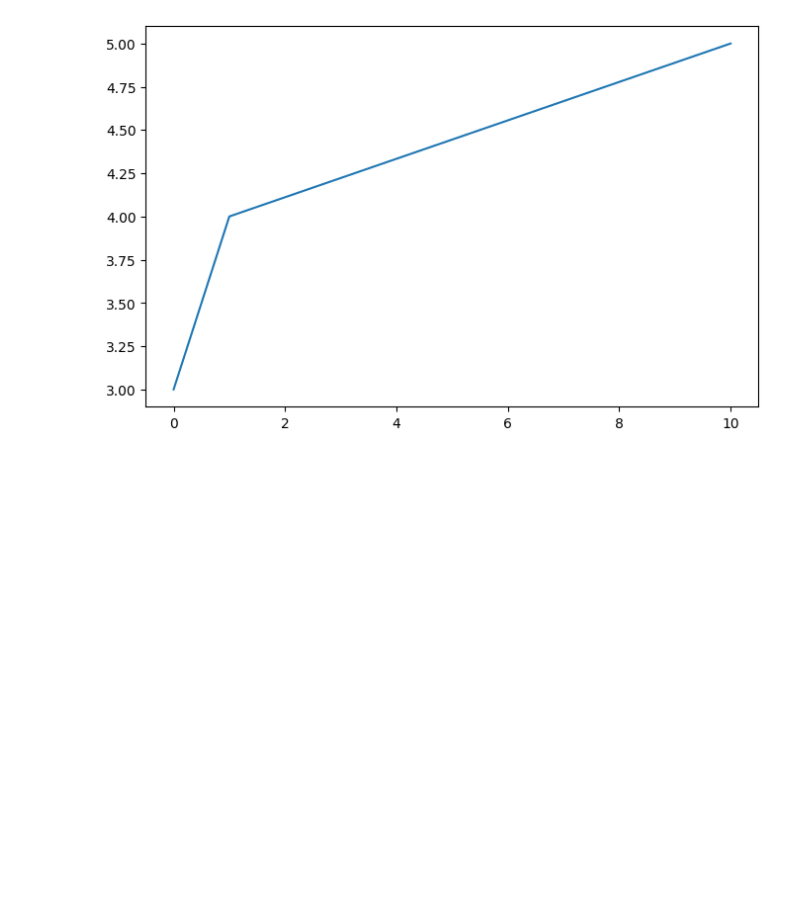
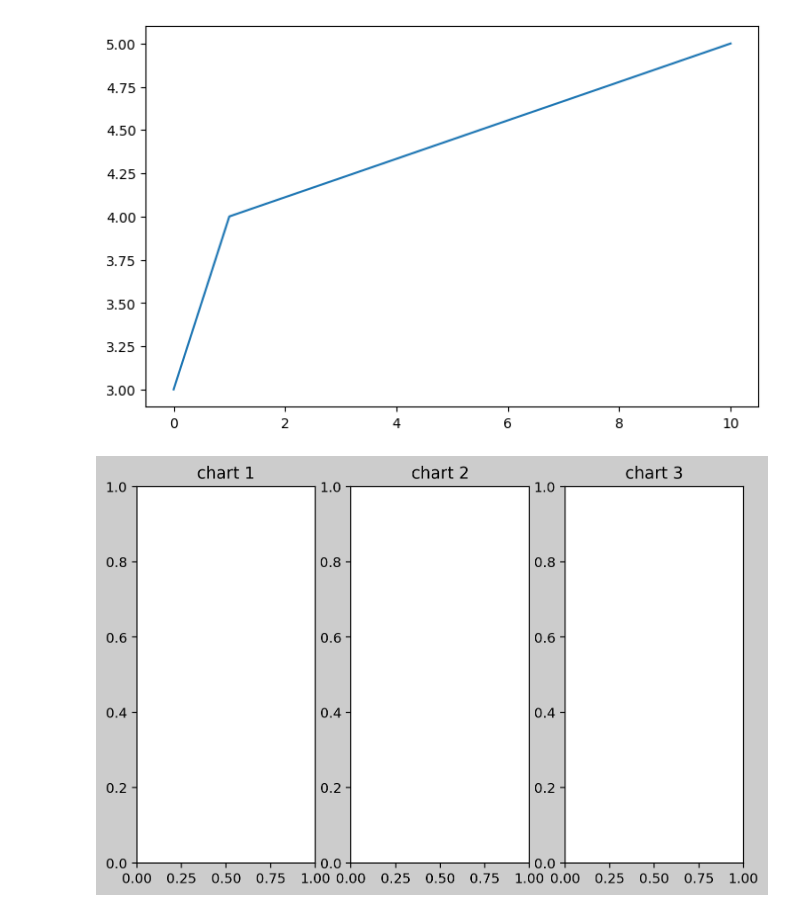
Before and after one commit to roberthsu2003/python, a Jupyter notebook: 上課用目錄/python813/lesson12.ipynb, the cells around one changed output. Saved outputs shown, nothing was run; the diff lists cells and outputs as text; code cells hidden in the pictures; blank space fills up the shorter version.

```diff
--- a/上課用目錄/python813/lesson12.ipynb
+++ b/上課用目錄/python813/lesson12.ipynb
@@ -16,3 +16,16 @@ axes.plot(x,y)
 plt.show()
 # %% [output]
 [figure]
+# %%
+figure = plt.figure(figsize=(8,5),dpi=220,facecolor="#cccccc")
+axes1 = figure.add_subplot(1,3,1)
+axes2 = figure.add_subplot(1,3,2)
+axes3 = figure.add_subplot(1,3,3)
+
+axes1.set_title("chart 1")
+axes2.set_title("chart 2")
+axes3.set_title("chart 3")
+
+plt.show()
+# %% [output]
+[figure, added]
```
